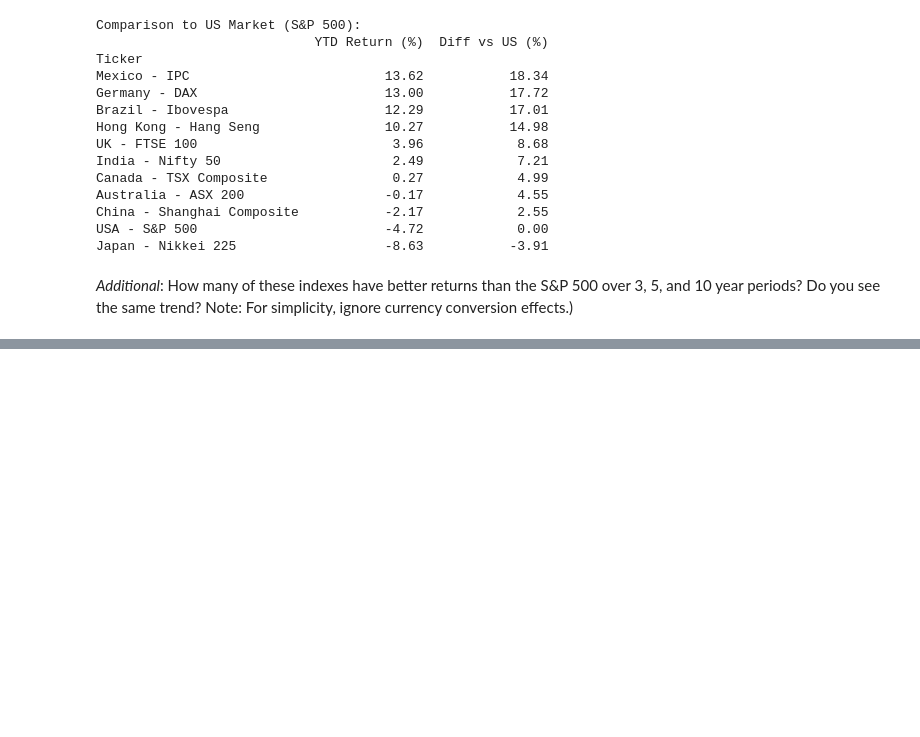
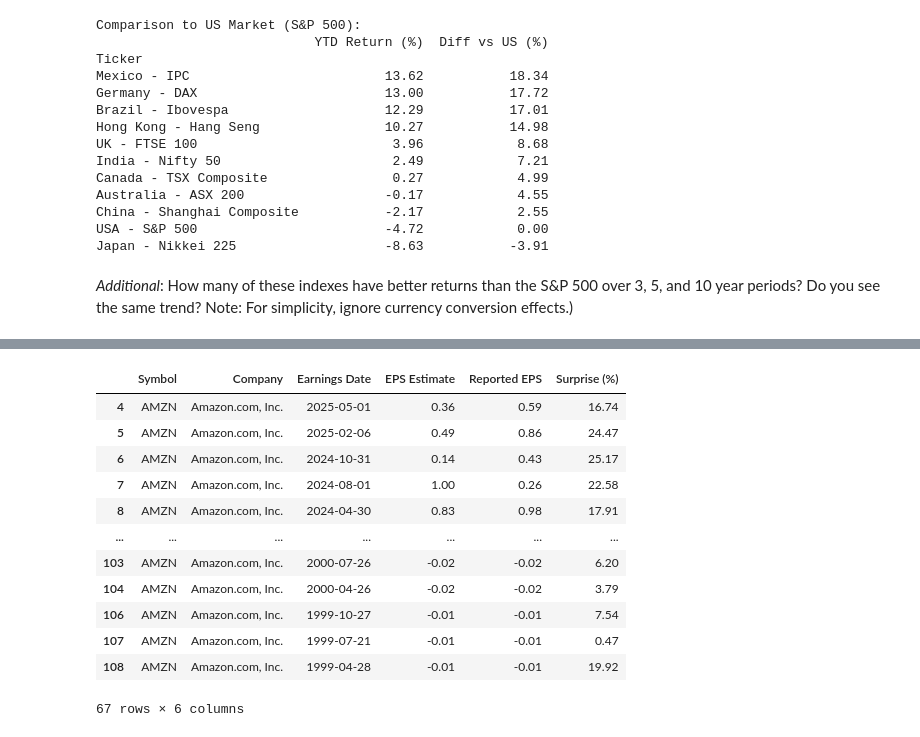
Before and after one commit to DataTalksClub/stock-markets-analytics-zoomcamp, a Jupyter notebook: cohorts/2025/homework_1_ag.ipynb, the cells around one changed output, grey strips where cells are left out. Drawn from its saved outputs; the diff is of its cells as text; code cells hidden in the pictures; blank space fills up the shorter version.

```diff
--- a/cohorts/2025/homework_1_ag.ipynb
+++ b/cohorts/2025/homework_1_ag.ipynb
@@ -224,0 +408,33 @@ Note: For simplicity, ignore currency conversion effects.)
+# %%
+# Convert “Surprise (%)” strings (“-”, “+16.74”, etc.) to float, with “-” → NaN
+def parse_surprise(val):
+    if isinstance(val, str):
+        val = val.strip()
+        if val == "-" or val == "":
+            return np.nan
+        # Remove leading “+” if present, strip the “%” if present
+        val = val.lstrip("+").rstrip("%").replace(",", ".")
+        try:
+            return float(val)
+        except:
+            return np.nan
+    else:
+        return np.nan
+
+# Clean EPS Estimate and Reported EPS columns
+def parse_eps(val):
+    if isinstance(val, str):
+        val = val.strip()
+        val = val.replace("???", "0")
+        try:
+            return float(val)
+        except:
+            return np.nan
+    return np.nan
+
+
+
+df_earnings["Surprise (%)"] = df_earnings["Surprise (%)"].apply(parse_surprise)
+df_earnings["EPS Estimate"] = df_earnings["EPS Estimate"].apply(parse_eps)
+df_earnings["Reported EPS"] = df_earnings["Reported EPS"].apply(parse_eps)
+df_earnings.head(10)
@@ -224,0 +453,18 @@ Note: For simplicity, ignore currency conversion effects.)
+# %%
+# Keep only rows where Surprise (%) > 0
+df_positive = df_earnings[df_earnings["Surprise (%)"] > 0].copy().dropna()
+df_positive
+# %% [output]
+|  | Symbol | Company | Earnings Date | EPS Estimate | Reported EPS | Surprise (%) |
+| 4 | AMZN | Amazon.com, Inc. | 2025-05-01 | 0.36 | 0.59 | 16.74 |
+| 5 | AMZN | Amazon.com, Inc. | 2025-02-06 | 0.49 | 0.86 | 24.47 |
+| 6 | AMZN | Amazon.com, Inc. | 2024-10-31 | 0.14 | 0.43 | 25.17 |
+| 7 | AMZN | Amazon.com, Inc. | 2024-08-01 | 1.00 | 0.26 | 22.58 |
+| 8 | AMZN | Amazon.com, Inc. | 2024-04-30 | 0.83 | 0.98 | 17.91 |
+| ... | ... | ... | ... | ... | ... | ... |
+| 103 | AMZN | Amazon.com, Inc. | 2000-07-26 | -0.02 | -0.02 | 6.20 |
+| 104 | AMZN | Amazon.com, Inc. | 2000-04-26 | -0.02 | -0.02 | 3.79 |
+| 106 | AMZN | Amazon.com, Inc. | 1999-10-27 | -0.01 | -0.01 | 7.54 |
+| 107 | AMZN | Amazon.com, Inc. | 1999-07-21 | -0.01 | -0.01 | 0.47 |
+| 108 | AMZN | Amazon.com, Inc. | 1999-04-28 | -0.01 | -0.01 | 19.92 |
+67 rows × 6 columns
```
Also changed, not shown: parts of 17 cells of this notebook.
